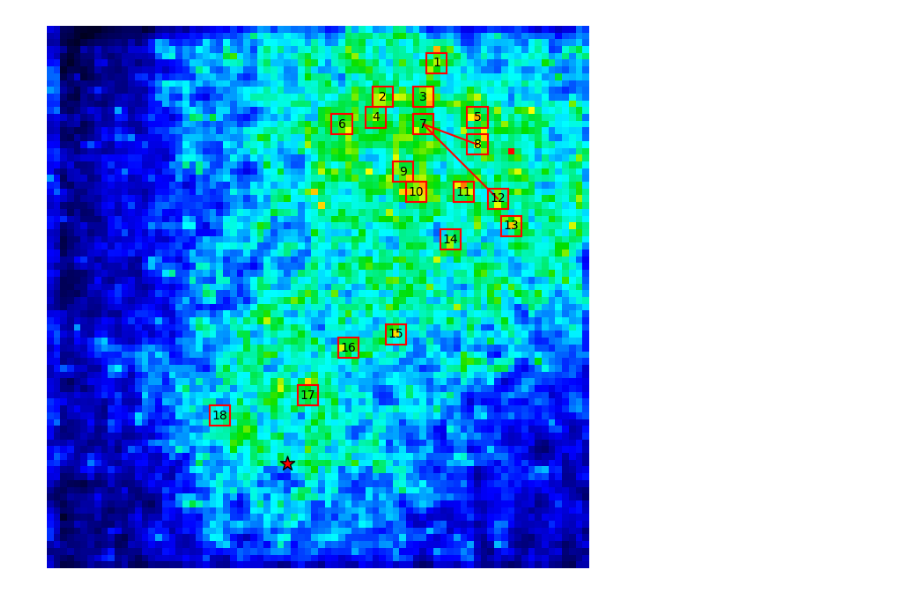
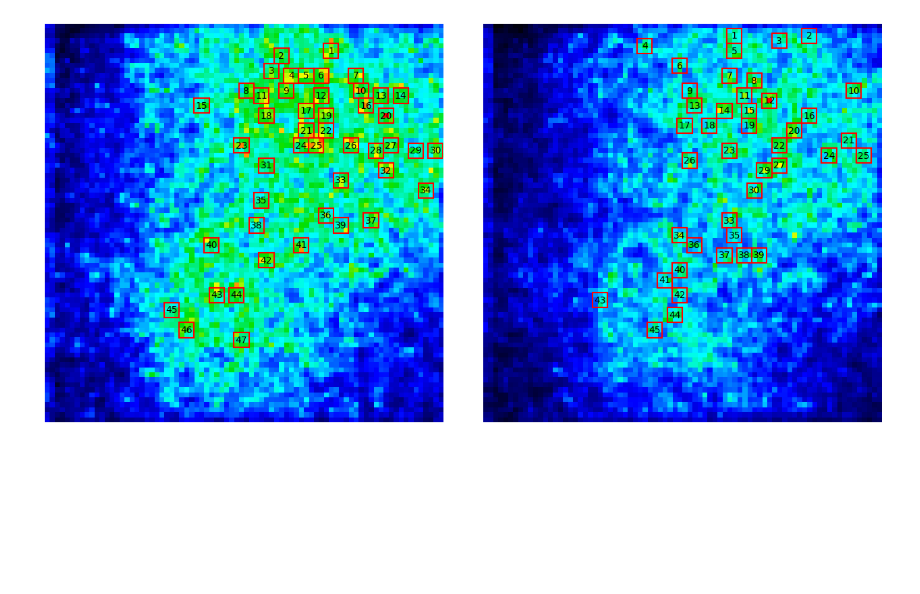
Before and after one commit to TianchengXu0420/ZDA_Adventure, a Jupyter notebook: GapJunction.ipynb, the cells around one changed output. Drawn from its saved outputs; the diff is of its cells as text; code cells hidden in the pictures; blank space fills up the shorter version.

```diff
--- a/GapJunction.ipynb
+++ b/GapJunction.ipynb
@@ -27,13 +27,13 @@ numPt = 30
 evoke = np.array([64, 35]) # 25-11-12
 # %%
 # Original Data.
-Data = np.fromfile('D:/Lab_Data/DataArray-Sst/25-11-12/Control.dat', dtype='float64').reshape(20, 80, 80, 1000)
+Data = np.fromfile('C:/Users/txu245/Desktop/25-11-12/Control.dat', dtype='float64').reshape(20, 80, 80, 1000)
 Data_ave = np.mean(Data, axis=0)
 snr = maps.SNR_Map(startPt=startPt, numPt=numPt, Data=Data)
 map = maps.Max_Amp_Map(startPt=startPt, numPt=numPt, Data=Data)
 
 # Data after adding blocker.
-Data_Q = np.fromfile('D:/Lab_Data/DataArray-Sst/25-11-12/Quinine.dat', dtype='float64').reshape(20, 80, 80, 1000)
+Data_Q = np.fromfile('C:/Users/txu245/Desktop/25-11-12/Quinine.dat', dtype='float64').reshape(20, 80, 80, 1000)
 Data_Q_ave = np.mean(Data_Q, axis=0)
 snr_Q = maps.SNR_Map(startPt=startPt, numPt=numPt, Data=Data_Q)
 map_Q = maps.Max_Amp_Map(startPt=startPt, numPt=numPt, Data=Data_Q)
@@ -70,17 +70,19 @@ plt.show()
 # %%
-candidates = identify.candidates(Data_ave=Data_ave, cutoff=99, startPt=startPt, numPt=numPt)
+candidates = identify.candidates(Data_ave=Data_ave, cutoff=97.5, startPt=startPt, numPt=numPt)
 candidates = identify.select_non_overlap(candidates=candidates, snr_map=snr)
 candidates = sorted(candidates, key=lambda x: (x[0], x[1]))
 
-candidates_Q = identify.candidates(Data_ave=Data_Q_ave, cutoff=99, startPt=startPt, numPt=numPt)
+candidates_Q = identify.candidates(Data_ave=Data_Q_ave, cutoff=97.5, startPt=startPt, numPt=numPt)
 candidates_Q = identify.select_non_overlap(candidates=candidates_Q, snr_map=snr_Q)
 candidates_Q = sorted(candidates_Q, key=lambda x: (x[0], x[1]))
 # %%
 identify_2 = Identify_2(Data_ave=Data_ave)
-refer = identify_2.select_non_overlap(startPt=startPt, numPt=numPt, cutoff=99)
+refer = identify_2.select_non_overlap(startPt=startPt, numPt=numPt, cutoff=95)
+subscript = sorted(refer, key=lambda x: (x[0], x[1]))
 
 identify_2_Q = Identify_2(Data_ave=Data_Q_ave)
-refer_Q = identify_2_Q.select_non_overlap(startPt=startPt, numPt=numPt, cutoff=99)
+refer_Q = identify_2_Q.select_non_overlap(startPt=startPt, numPt=numPt, cutoff=95)
+subscript_Q = sorted(refer_Q, key=lambda x: (x[0], x[1]))
 # %%
 color = 'red'
 linewidth = 1.5
@@ -158,11 +158,11 @@ linewidth = 1.5
 index = np.array([[x[0], x[1]] for x in candidates])
 index_Q = np.array([[x[0], x[1]] for x in candidates_Q])
 
-fig, ax1 = plt.subplots(1, 1, figsize=(8, 8))
+fig, (ax1, ax2) = plt.subplots(1, 2, figsize=(16, 8))
 fig.subplots_adjust(wspace=0.1)
 
 ax1.imshow(snr / np.max(snr), vmin=0, vmax=1, cmap=maps.colorbar())
-ax1.scatter(evoke[1], evoke[0], color='red', edgecolor='black', s=150, marker='*')
+# ax1.scatter(evoke[1], evoke[0], color='red', edgecolor='black', s=150, marker='*')
 
 for i, coor in enumerate(index):
 
@@ -189,44 +189,41 @@ for i, coor in enumerate(index):
     # Label index.
     ax1.annotate(str(i+1), xy=(r, c), ha='center', va='center', fontsize=10, color='black')
 
-'''
 ax2.imshow(snr_Q / np.max(snr_Q), vmin=0, vmax=1, cmap=maps.colorbar())
 # ax2.imshow(map_Q, vmin=0, vmax=0.010, cmap=maps.colorbar())
 # ax2.scatter(evoke[1], evoke[0], color='red', edgecolor='black', s=150, marker='*')
 
 for i, coor in enumerate(index_Q):
 
     #  Coordinates for columns and rows.
     c = coor[0]
     r = coor[1]
 
     # Eliminate the cells that are too close to the stimulus point.
     if np.sqrt((c-evoke[1])**2 + (r-evoke[0])**2) <= 8:
         continue
 
     # Pixel boundaries.
     left   = c - 1.5
     right  = c + 1.5
     top    = r - 1.5
     bottom = r + 1.5
 
     # Draw square contour.
     ax2.plot([top, top], [left, right], color=color, linewidth=linewidth)
     ax2.plot([bottom, bottom], [left, right], color=color, linewidth=linewidth)
     ax2.plot([top, bottom], [left, left], color=color, linewidth=linewidth)
     ax2.plot([top, bottom], [right, right], color=color, linewidth=linewidth)
 
     # Label index.
     ax2.annotate(str(i+1), xy=(r, c), ha='center', va='center', fontsize=10, color='black')
-'''
+
 ax1.axis('off')
-# ax2.axis('off')
-ax1.plot([index[6][1], index[7][1]], [index[6][0], index[7][0]], color='red', linewidth=1.5)
-ax1.plot([index[6][1], index[11][1]], [index[6][0], index[11][0]], color='red', linewidth=1.5)
+ax2.axis('off')
 
 plt.show()
 # %% [output]
-[figure, old version]
+[figure, new version]
 # %%
 n_trials = Data.shape[0]
 
```
Also changed, not shown: parts of 19 cells of this notebook.
